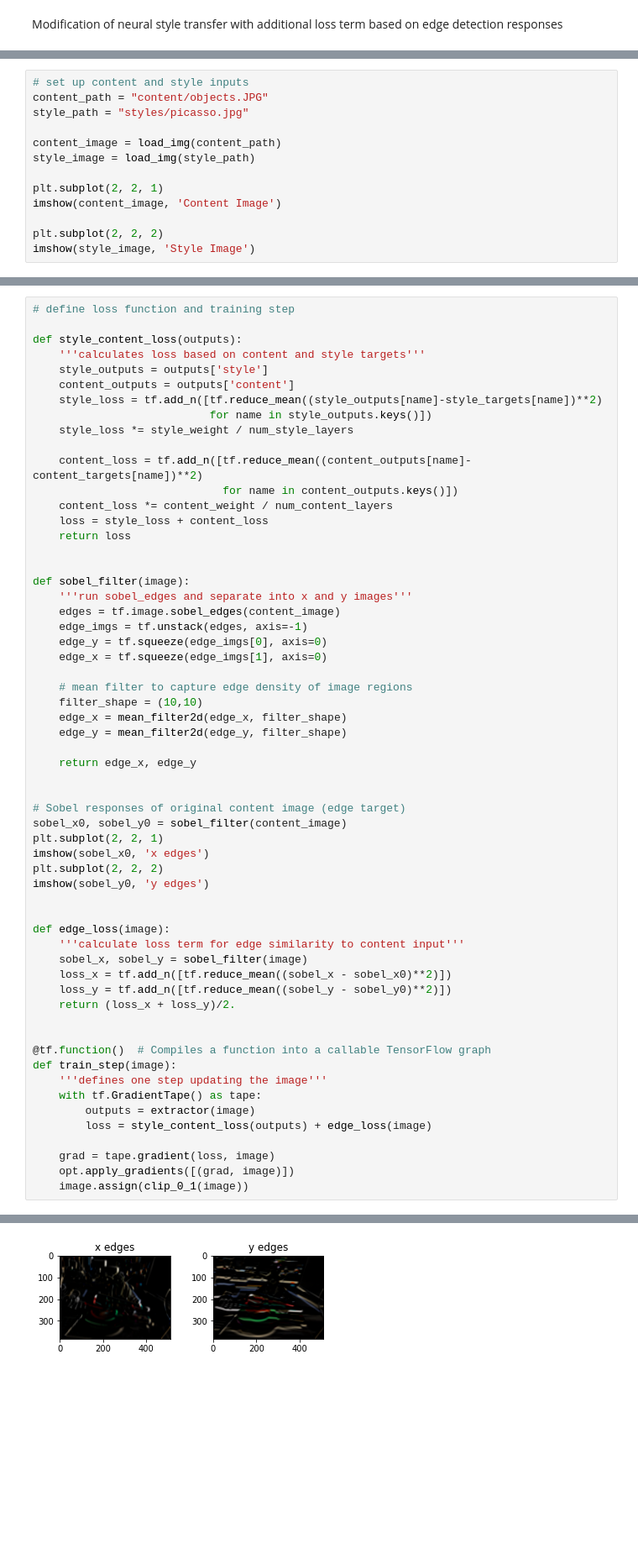
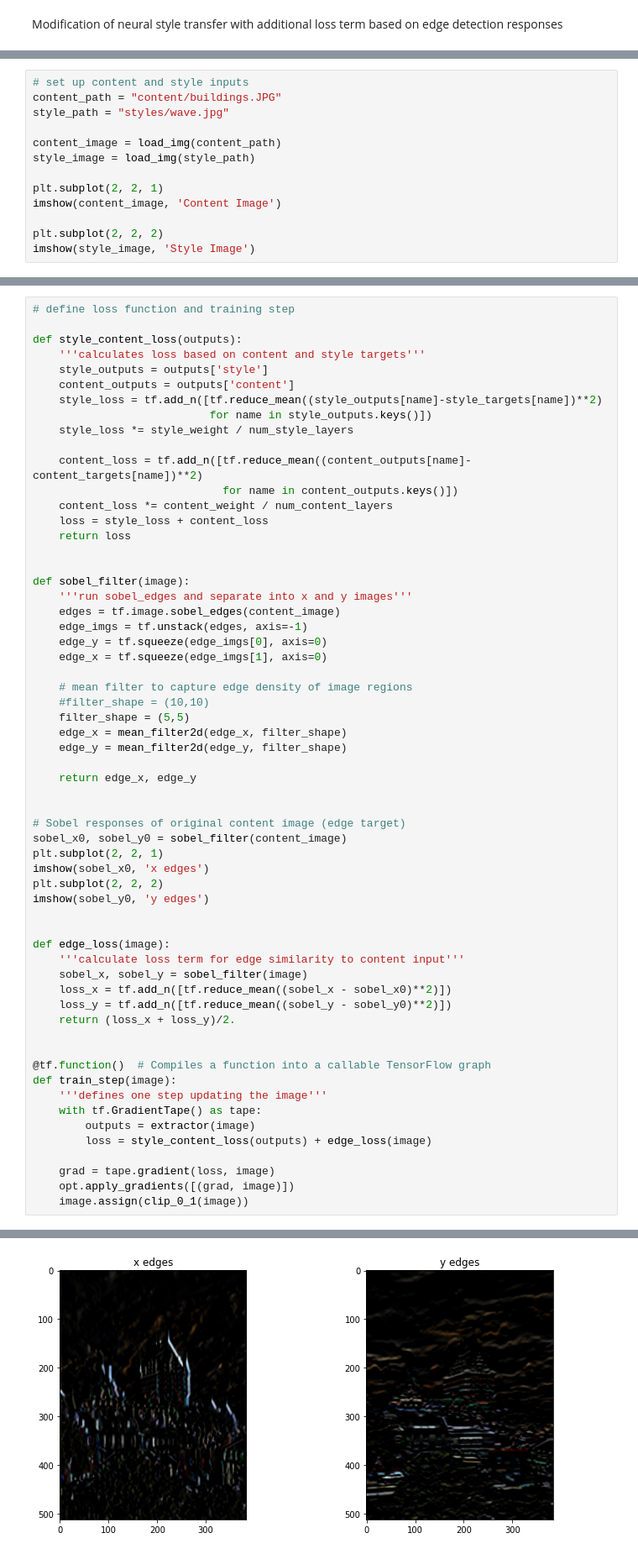
Before and after one commit to melonehco/neural-style-transfer, a Jupyter notebook: edge_loss_nst.ipynb, the cells around one changed output, grey strips where cells are left out. Shown at 84% size. Cells and saved outputs as stored; diff of their text form; blank space fills up the shorter version.

```diff
--- a/edge_loss_nst.ipynb
+++ b/edge_loss_nst.ipynb
@@ -88,8 +76,8 @@ def clip_0_1(image):
     return tf.clip_by_value(image, clip_value_min=0.0, clip_value_max=1.0)
 # %%
 # set up content and style inputs
-content_path = "content/objects.JPG"
-style_path = "styles/picasso.jpg"
+content_path = "content/buildings.JPG"
+style_path = "styles/wave.jpg"
 
 content_image = load_img(content_path)
 style_image = load_img(style_path)
@@ -198,7 +183,8 @@ def sobel_filter(image):
     edge_x = tf.squeeze(edge_imgs[1], axis=0)
 
     # mean filter to capture edge density of image regions
-    filter_shape = (10,10)
+    #filter_shape = (10,10)
+    filter_shape = (5,5)
     edge_x = mean_filter2d(edge_x, filter_shape)
     edge_y = mean_filter2d(edge_y, filter_shape)
 
@@ -207,34 +193,34 @@ def sobel_filter(image):
 
 # Sobel responses of original content image (edge target)
 sobel_x0, sobel_y0 = sobel_filter(content_image)
 plt.subplot(2, 2, 1)
 imshow(sobel_x0, 'x edges')
 plt.subplot(2, 2, 2)
 imshow(sobel_y0, 'y edges')
 
 
 def edge_loss(image):
     '''calculate loss term for edge similarity to content input'''
     sobel_x, sobel_y = sobel_filter(image)
     loss_x = tf.add_n([tf.reduce_mean((sobel_x - sobel_x0)**2)])
     loss_y = tf.add_n([tf.reduce_mean((sobel_y - sobel_y0)**2)])
     return (loss_x + loss_y)/2.
 
 
 @tf.function()  # Compiles a function into a callable TensorFlow graph
 def train_step(image):
     '''defines one step updating the image'''
     with tf.GradientTape() as tape:
         outputs = extractor(image)
         loss = style_content_loss(outputs) + edge_loss(image)
 
     grad = tape.gradient(loss, image)
     opt.apply_gradients([(grad, image)])
     image.assign(clip_0_1(image))
 # %% [output]
 Clipping input data to the valid range for imshow with RGB data ([0..1] for floats or [0..255] for integers).
 Clipping input data to the valid range for imshow with RGB data ([0..1] for floats or [0..255] for integers).
-[figure, old version]
+[figure, new version]
 # %%
 # run neural style transfer
 
```
Also changed, not shown: parts of 4 cells of this notebook.
